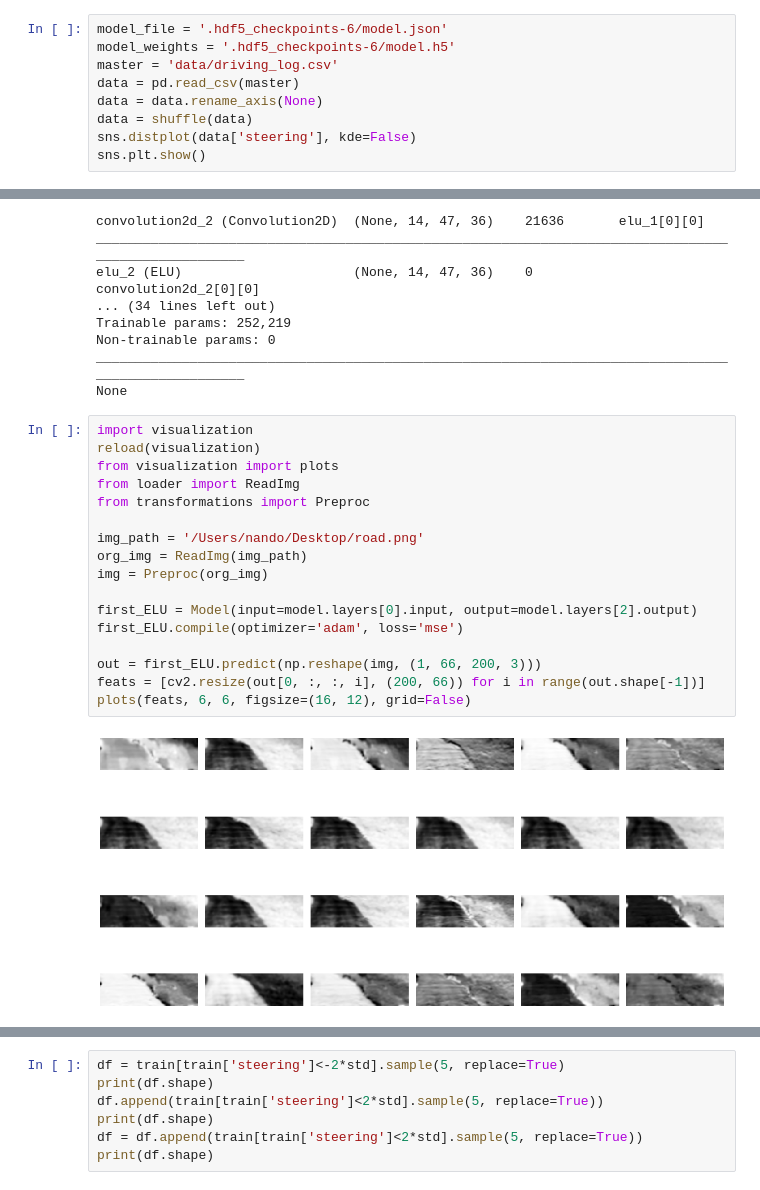
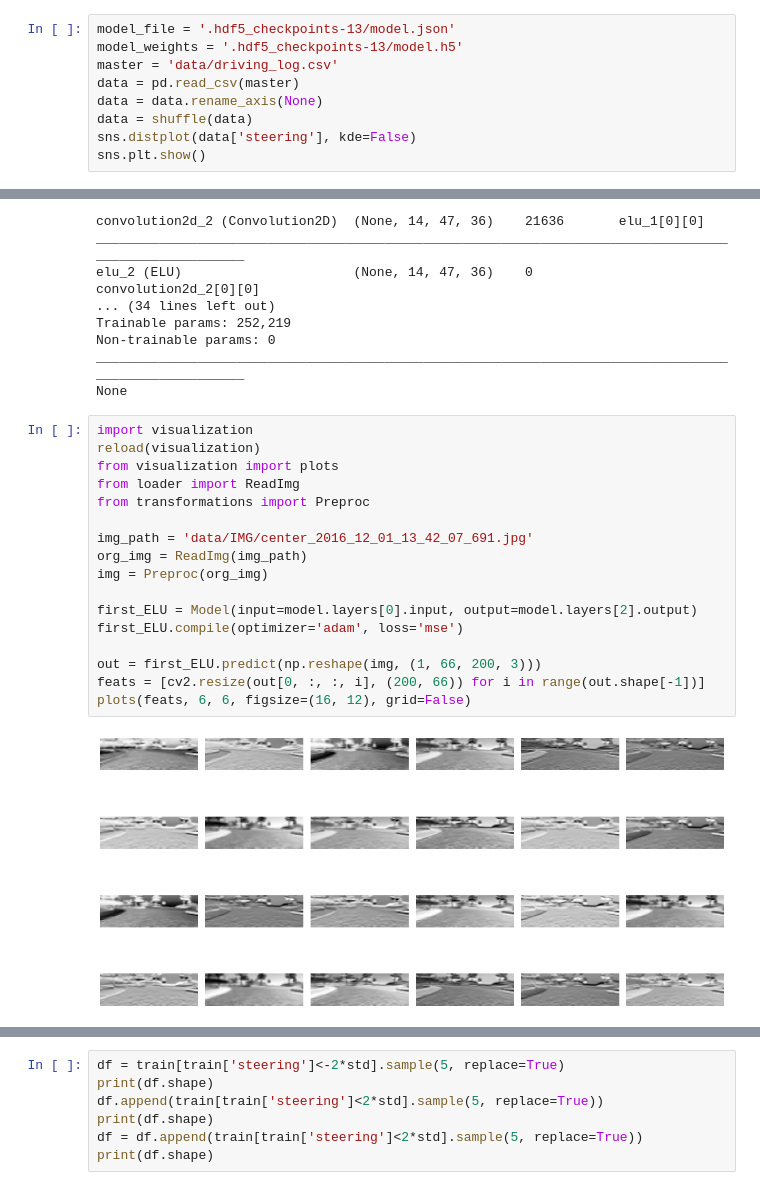
Before and after one commit to harinando/sdc-advanced-lane-lines, a Jupyter notebook: CarND-Behavioral-Training/data_exploration.ipynb, the cells around one changed output, grey strips where cells are left out. Cells and saved outputs as stored; diff of their text form.

```diff
--- a/CarND-Behavioral-Training/data_exploration.ipynb
+++ b/CarND-Behavioral-Training/data_exploration.ipynb
@@ -29,6 +27,6 @@ Using TensorFlow backend.
 # %%
-model_file = '.hdf5_checkpoints-6/model.json'
-model_weights = '.hdf5_checkpoints-6/model.h5'
+model_file = '.hdf5_checkpoints-13/model.json'
+model_weights = '.hdf5_checkpoints-13/model.h5'
 master = 'data/driving_log.csv'
 data = pd.read_csv(master)
 data = data.rename_axis(None)
@@ -92,22 +90,22 @@ None
 # %%
 import visualization
 reload(visualization)
 from visualization import plots
 from loader import ReadImg
 from transformations import Preproc
 
-img_path = '/Users/nando/Desktop/road.png'
+img_path = 'data/IMG/center_2016_12_01_13_42_07_691.jpg'
 org_img = ReadImg(img_path)
 img = Preproc(org_img)
 
 first_ELU = Model(input=model.layers[0].input, output=model.layers[2].output)
 first_ELU.compile(optimizer='adam', loss='mse')
 
 out = first_ELU.predict(np.reshape(img, (1, 66, 200, 3)))
 feats = [cv2.resize(out[0, :, :, i], (200, 66)) for i in range(out.shape[-1])]
 plots(feats, 6, 6, figsize=(16, 12), grid=False)
 # %% [output]
-[figure, old version]
+[figure, new version]
 # %%
 second_ELU = Model(input=model.layers[0].input, output=model.layers[6].output)
 second_ELU.compile(optimizer='adam', loss='mse')
```
Also changed, not shown: parts of 15 cells of this notebook, 3 other files.
